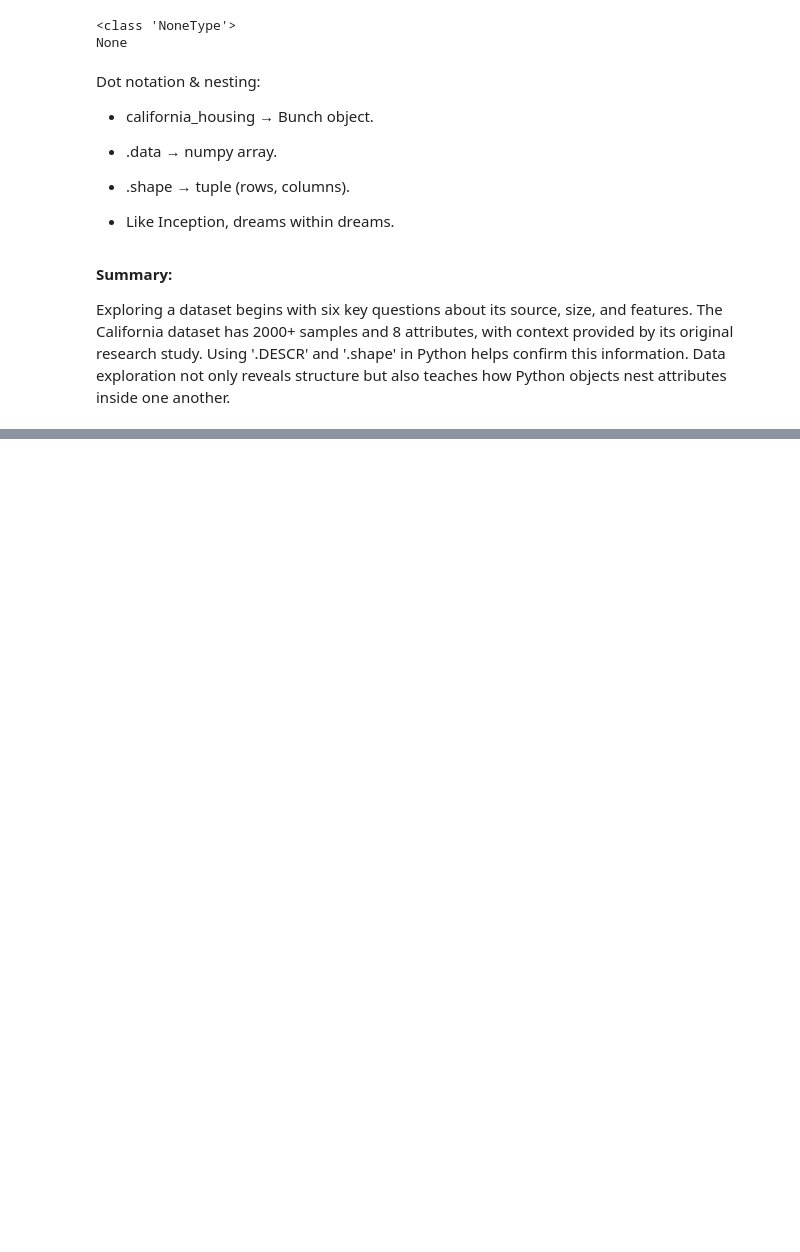
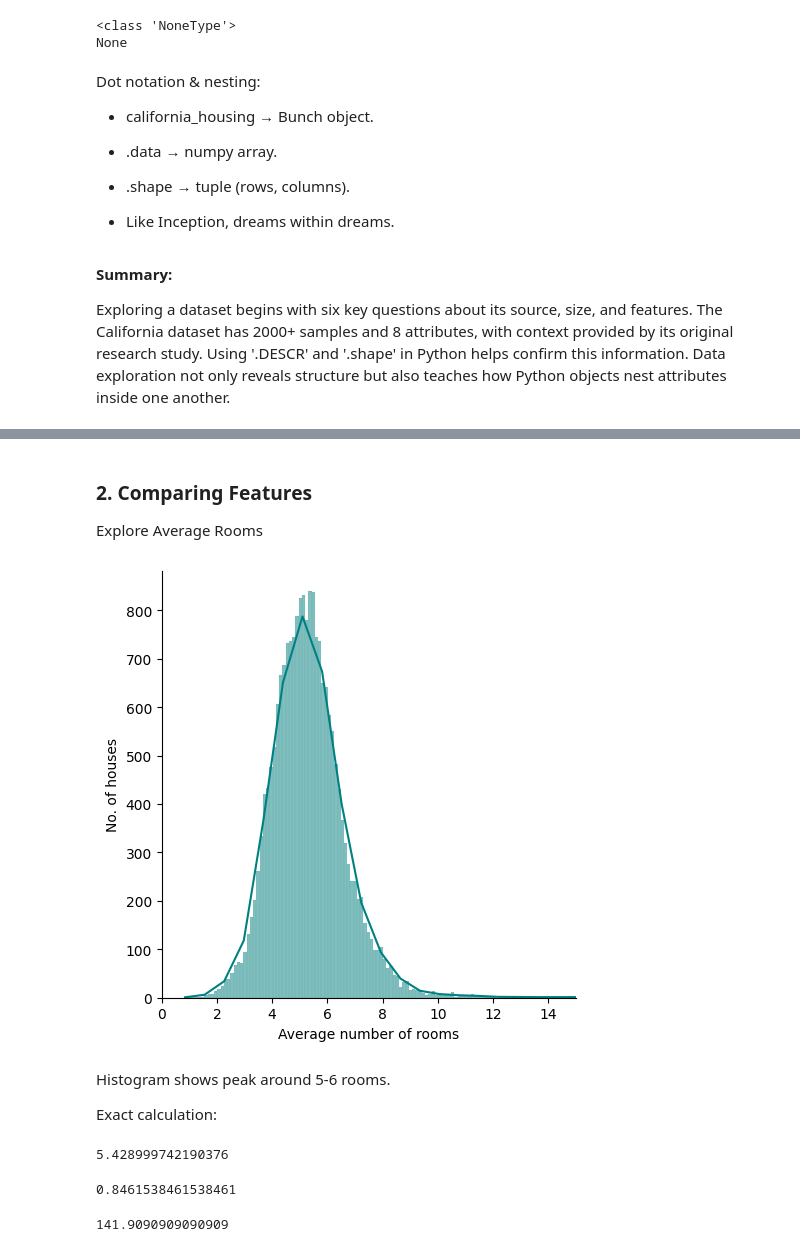
Before and after one commit to Cap-Rehan/ML-DS-journey, a Jupyter notebook: Section-5/California_Housing.ipynb, the cells around one changed output, grey strips where cells are left out. Saved outputs shown, nothing was run; the diff lists cells and outputs as text; code cells hidden in the pictures; blank space fills up the shorter version.

```diff
--- a/Section-5/California_Housing.ipynb
+++ b/Section-5/California_Housing.ipynb
@@ -211,0 +389,28 @@ Exploring a dataset begins with six key questions about its source, size, and fe
+# %% [markdown]
+### 2. Comparing Features
+
+Explore Average Rooms
+# %%
+sns.displot(housing_data["AveRooms"], ec= 'black', kde= True, color="#008080")  # teal
+plt.xlabel("Average number of rooms")
+plt.ylabel("No. of houses")
+plt.xlim(0, 15)
+plt.show()
+# %% [output]
+[figure, added]
+# %% [markdown]
+Histogram shows peak around 5-6 rooms.
+
+Exact calculation:
+# %%
+print(housing_data["AveRooms"].mean())
+# %% [output]
+5.428999742190376
+# %%
+print(housing_data["AveRooms"].min())
+# %% [output]
+0.8461538461538461
+# %%
+print(housing_data["AveRooms"].max())
+# %% [output]
+141.9090909090909
```
Also changed, not shown: parts of 36 cells of this notebook.
